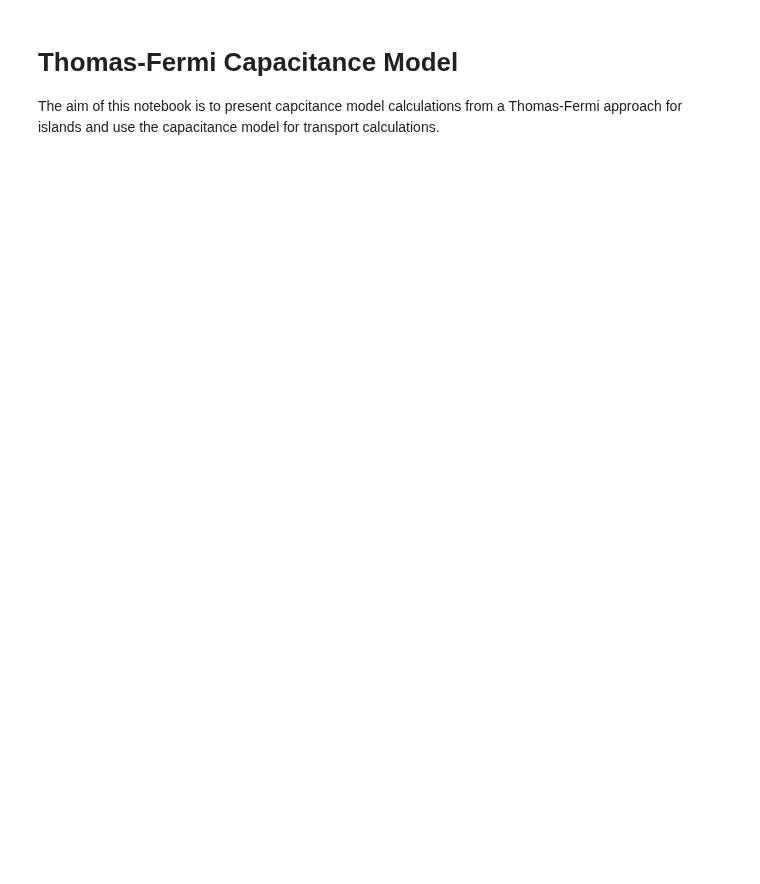
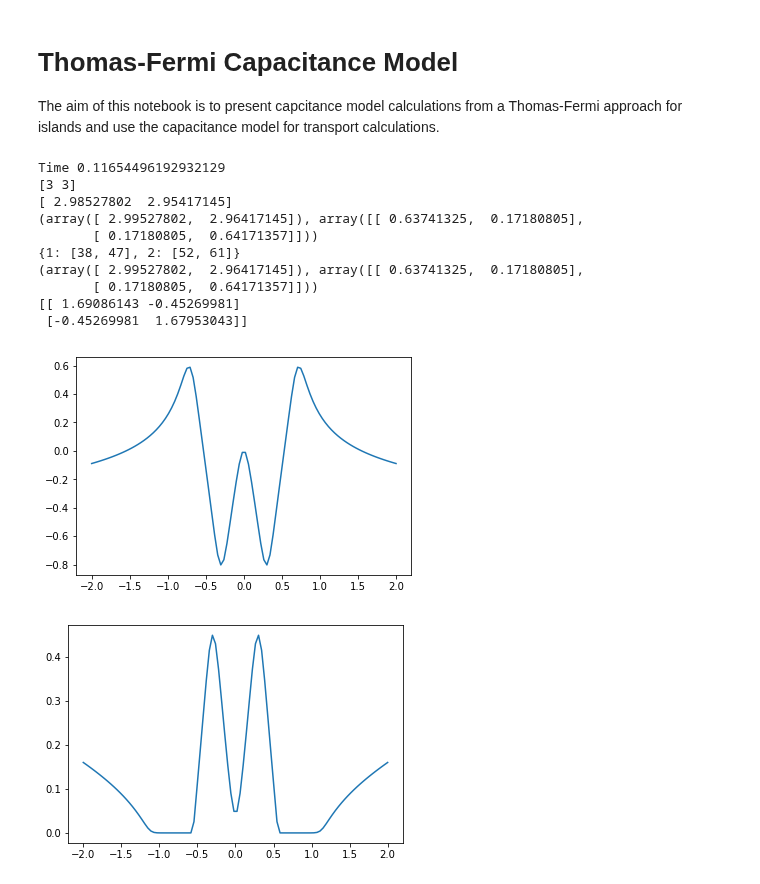
Before and after one commit to Quantumgame/quantum-ml, a Jupyter notebook: test_notebooks/tf_cap_model.ipynb, the cells around one changed output. Drawn from its saved outputs; the diff is of its cells as text; code cells hidden in the pictures; blank space fills up the shorter version.

```diff
--- a/test_notebooks/tf_cap_model.ipynb
+++ b/test_notebooks/tf_cap_model.ipynb
@@ -217,4 +226,68 @@ class ThomasFermi():
         else:
             current = 0
         return state,current
+# %%
+# calculation of the electron density for a single set of gate voltages
+import sys
+import time
+import matplotlib.pyplot as plt
+%matplotlib inline
+
+sys.path.append("/Users/sandesh/repos/quantum-ml/nanowire_model/")
+
+import potential_profile
+
+x = np.linspace(-2,2,100)
+K_0 = 0.5e-1
+
+def find_V(x,list_b):
+    V = potential_profile.V_x_wire(x,list_b) #+ 100e-3*x**2
+    return V
+
+# gate voltages
+V_0 = 650e-3
+V_1 = 650e-3
+def_gates = [[-500e-3,0.0,0.1,1],[-500e-3,-0.7,0.1,1],[-500e-3,0.7,0.1,1]]
+list_b = def_gates + [[V_0,-0.3,0.1,1],[V_1,0.3,0.1,1]]
+V_x = find_V(x,list_b)
+plt.figure(1)
+plt.plot(x,V_x)
+
+mu = 0.5
+
+physics = {'x' : x,
+           'K_0' : K_0,
+           'V_x' : V_x,
+           'mu'  : mu,
+           'kT'  : 1e-4
+}
+
+st = time.time()
+tf = ThomasFermi(physics)
+config = tf.calc_stable_charge_config()
+print("Time",time.time()-st)
+
+print(config)
+plt.figure(2)
+plt.plot(x,tf.n)
+print(tf.calc_charges())
+print(tf.cap_model)
+print(tf.islands)
+
+print(tf.cap_model)
+(Z,inverse_cap_matrix) = tf.cap_model
+print(np.linalg.inv(inverse_cap_matrix))
+# %% [output]
+Time 0.11654496192932129
+[3 3]
+[ 2.98527802  2.95417145]
+(array([ 2.99527802,  2.96417145]), array([[ 0.63741325,  0.17180805],
+       [ 0.17180805,  0.64171357]]))
+{1: [38, 47], 2: [52, 61]}
+(array([ 2.99527802,  2.96417145]), array([[ 0.63741325,  0.17180805],
+       [ 0.17180805,  0.64171357]]))
+[[ 1.69086143 -0.45269981]
+ [-0.45269981  1.67953043]]
+[figure, added]
+[figure, added]
 # %%
```
Also changed, not shown: parts of 8 cells of this notebook, 1 other file.
